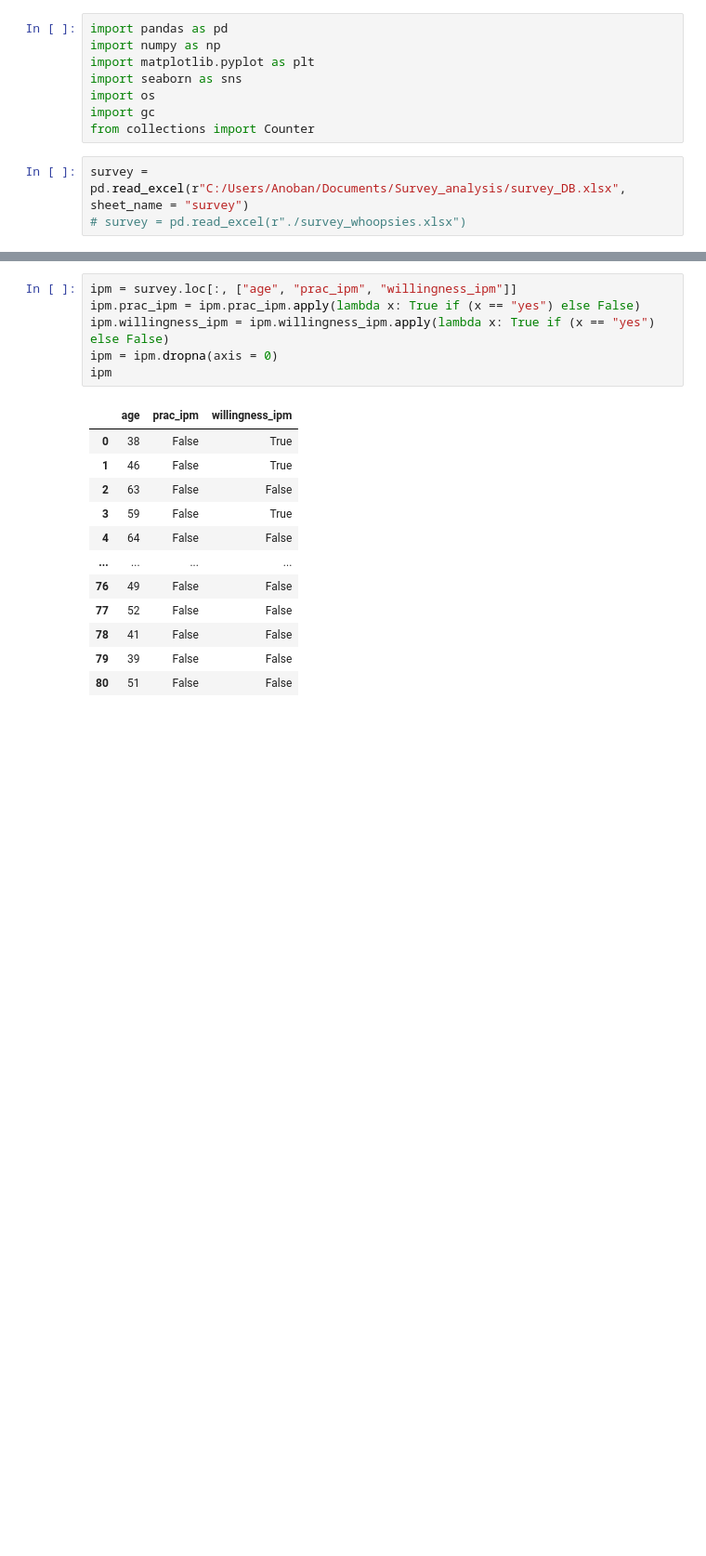
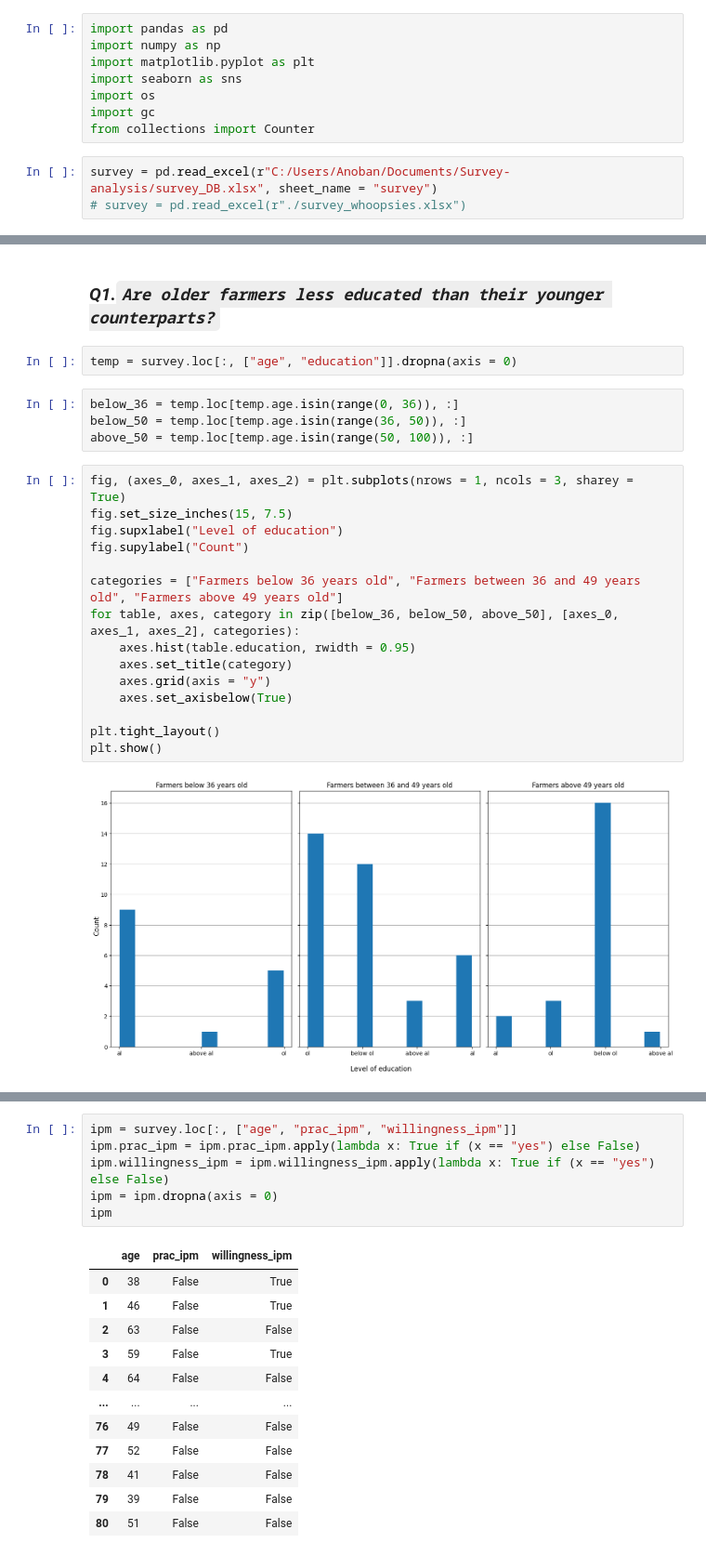
Before and after one commit to anoban/Survey-analysis, a Jupyter notebook: Survey.ipynb, the cells around one changed output, grey strips where cells are left out. Shown at 93% size. Cells and saved outputs as stored; diff of their text form; blank space fills up the shorter version.

```diff
--- a/Survey.ipynb
+++ b/Survey.ipynb
@@ -49,5 +9,5 @@ import os
 import gc
 from collections import Counter
 # %%
-survey = pd.read_excel(r"C:/Users/Anoban/Documents/Survey_analysis/survey_DB.xlsx", sheet_name = "survey")
+survey = pd.read_excel(r"C:/Users/Anoban/Documents/Survey-analysis/survey_DB.xlsx", sheet_name = "survey")
 # survey = pd.read_excel(r"./survey_whoopsies.xlsx")
@@ -99,0 +63,25 @@ survey.loc[:, ["age", "prac_ipm", "willingness_ipm", "whynot_ipm"]]
+# %% [markdown]
+### ***Q1.`Are older farmers less educated than their younger counterparts?`***
+# %%
+temp = survey.loc[:, ["age", "education"]].dropna(axis = 0)
+# %%
+below_36 = temp.loc[temp.age.isin(range(0, 36)), :]
+below_50 = temp.loc[temp.age.isin(range(36, 50)), :]
+above_50 = temp.loc[temp.age.isin(range(50, 100)), :]
+# %%
+fig, (axes_0, axes_1, axes_2) = plt.subplots(nrows = 1, ncols = 3, sharey = True)
+fig.set_size_inches(15, 7.5)
+fig.supxlabel("Level of education")
+fig.supylabel("Count")
+
+categories = ["Farmers below 36 years old", "Farmers between 36 and 49 years old", "Farmers above 49 years old"]
+for table, axes, category in zip([below_36, below_50, above_50], [axes_0, axes_1, axes_2], categories):
+    axes.hist(table.education, rwidth = 0.95)
+    axes.set_title(category)
+    axes.grid(axis = "y")
+    axes.set_axisbelow(True)
+
+plt.tight_layout()
+plt.show()
+# %% [output]
+[figure, added]
```
Also changed, not shown: parts of 10 cells of this notebook.
